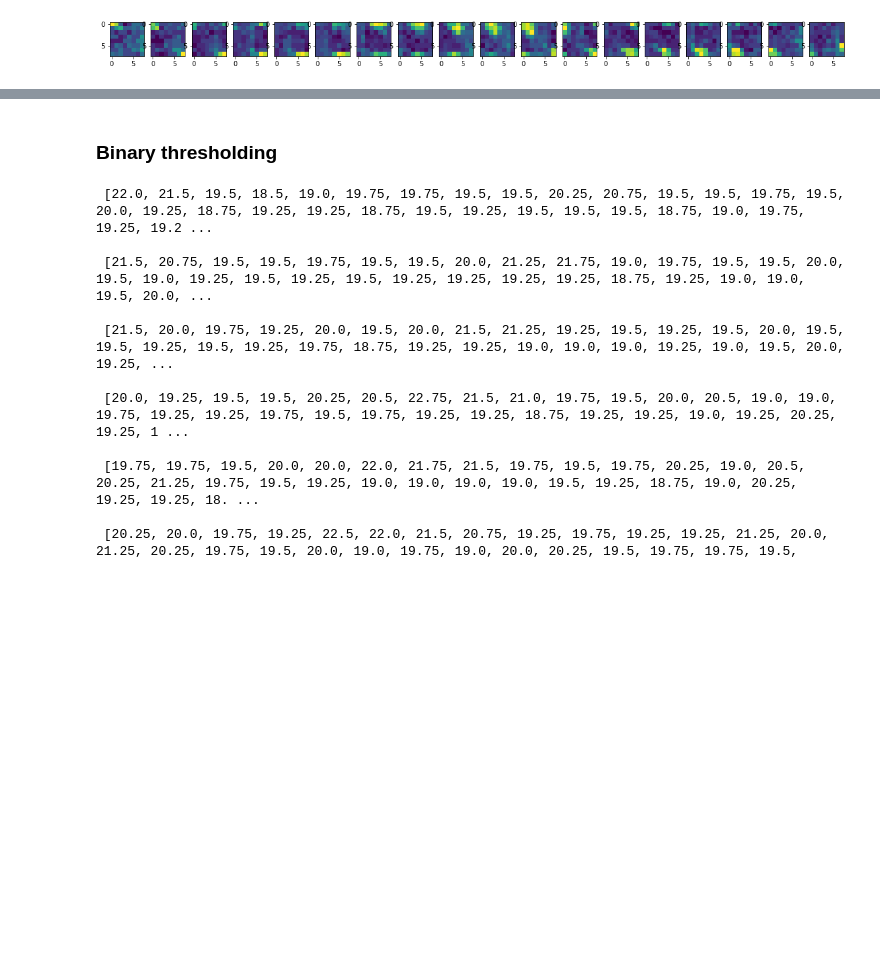
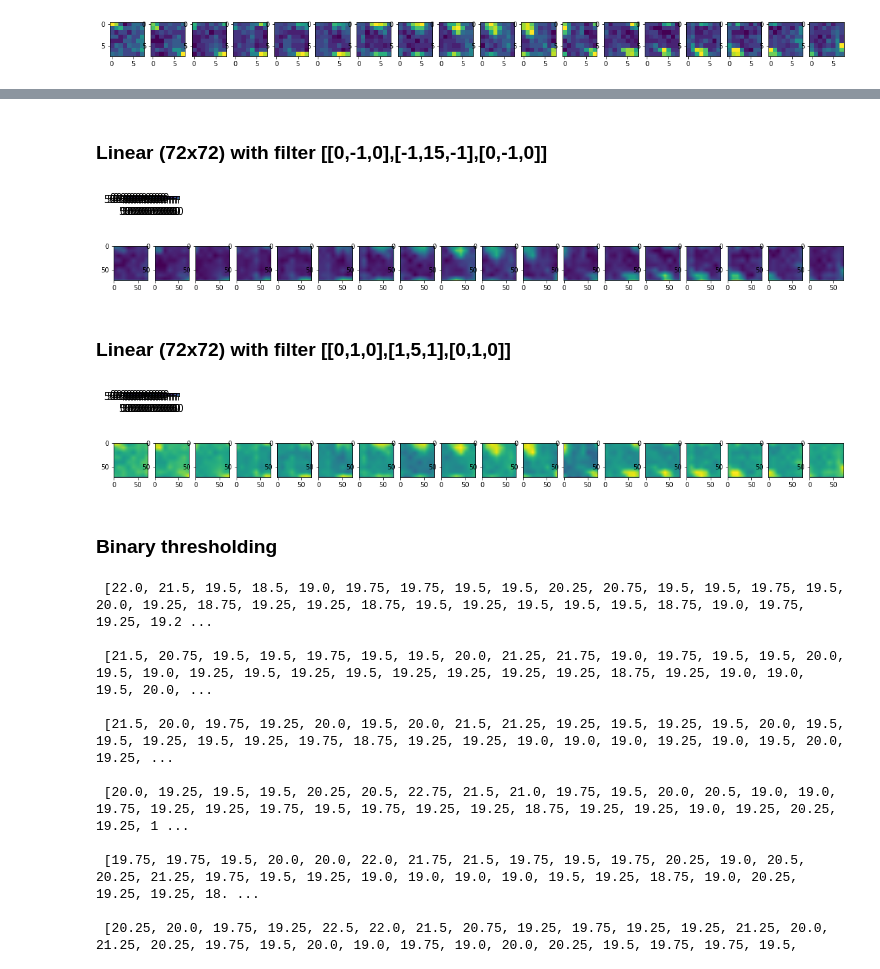
Before and after one commit to dekearthsa/project_js_ai, a Jupyter notebook: main.ipynb, the cells around one changed output, grey strips where cells are left out. Saved outputs shown, nothing was run; the diff lists cells and outputs as text; code cells hidden in the pictures; blank space fills up the shorter version.

```diff
--- a/main.ipynb
+++ b/main.ipynb
@@ -65,3 +113,77 @@ for idx,charts in enumerate(axes):
+# %% [markdown]
+### Linear (72x72) with filter [[0,-1,0],[-1,15,-1],[0,-1,0]] ###
+# %%
+# set_np_array[0]
+zoom_factor = 9
+zoomed_image = zoom(set_np_array[0], zoom_factor, order=1)
+
+set_resize_array = []
+
+filter_kernel = np.array([[0,-1,0],
+                          [-1,15,-1],
+                          [0,-1,0]])
+
+
+for set_re_size_img in set_np_array:
+        zoomed_image = zoom(set_re_size_img, zoom_factor, order=1)
+        set_resize_array.append(np.array(zoomed_image))
+        # print("\n", zoomed_image)
+
+filter_img_data = []
+
+fig, axes = plt.subplots(1,18, figsize=(1,1))
+for idx,charts in enumerate(axes):
+        set_data = charts.imshow(set_resize_array[idx], interpolation='bilinear')
+        # print("\n",set_data.get_array())
+        grad = signal.convolve2d(set_data.get_array(), filter_kernel, boundary='fill', mode='same')
+        # print("\n",grad)
+        filter_img_data.append(grad)
+        # charts.imshow(grad[idx])
+# %% [output]
+[figure, added]
+# %%
+fig, axes = plt.subplots(1,18, figsize=(20,20))
+for idx,charts in enumerate(axes):
+        charts.imshow(filter_img_data[idx])
+# %% [output]
+[figure, added]
+# %% [markdown]
+### Linear (72x72) with filter [[0,1,0],[1,5,1],[0,1,0]] ###
+# %%
+# set_np_array[0]
+zoom_factor = 9
+zoomed_image = zoom(set_np_array[0], zoom_factor, order=1)
+
+set_resize_array = []
+
+filter_kernel = np.array([[0,1,0],
+                          [1,5,1],
+                          [0,1,0]])
+
+
+for set_re_size_img in set_np_array:
+        zoomed_image = zoom(set_re_size_img, zoom_factor, order=1)
+        set_resize_array.append(np.array(zoomed_image))
+        # print("\n", zoomed_image)
+
+filter_img_data = []
+
+fig, axes = plt.subplots(1,18, figsize=(1,1))
+for idx,charts in enumerate(axes):
+        set_data = charts.imshow(set_resize_array[idx], interpolation='bilinear')
+        # print("\n",set_data.get_array())
+        grad = signal.convolve2d(set_data.get_array(), filter_kernel, boundary='fill', mode='same')
+        # print("\n",grad)
+        filter_img_data.append(grad)
+        # charts.imshow(grad[idx])
+# %% [output]
+[figure, added]
+# %%
+fig, axes = plt.subplots(1,18, figsize=(20,20))
+for idx,charts in enumerate(axes):
+        charts.imshow(filter_img_data[idx])
+# %% [output]
+[figure, added]
 # %% [markdown]
 ### Binary thresholding ###
 # %%
```
Also changed, not shown: parts of 10 cells of this notebook.
